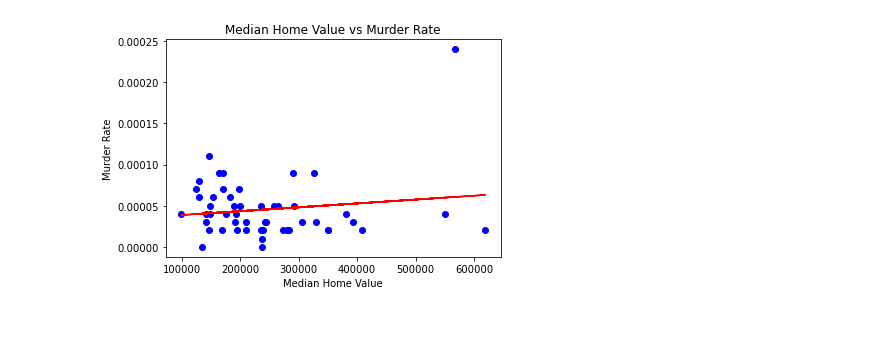
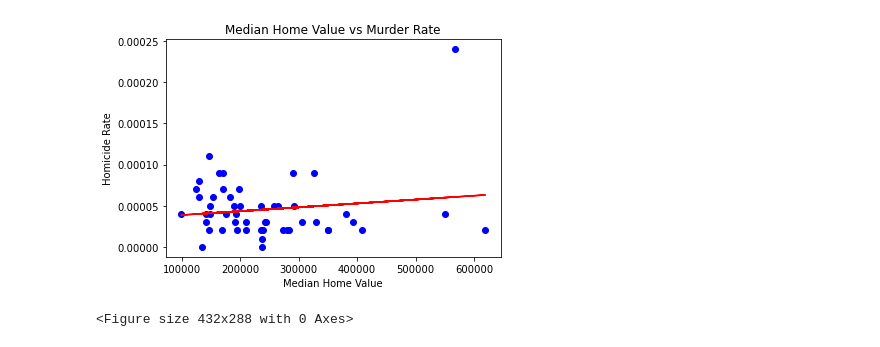
Before and after one commit to akarpie96/CrimeStats, a Jupyter notebook: clean_data_scatterplots.ipynb, the cells around one changed output. Cells and saved outputs as stored; diff of their text form; code cells hidden in the pictures.

```diff
--- a/clean_data_scatterplots.ipynb
+++ b/clean_data_scatterplots.ipynb
@@ -14,10 +14,12 @@ import scipy.stats as st
 data = pd.read_csv('Clean_Data_Output/Clean_Data_Final.csv')
 home_values = pd.read_csv('Resources/median_house_value.csv')
 income = pd.read_csv('Clean_Data_Output/Data.csv')
+poverty = pd.read_csv('Resources/PovertyReport.csv')
 
 # merge csv files
 property_df = pd.merge(data, home_values, on='State', how='outer')
 property_df = pd.merge(property_df, income, on='State', how='outer')
+property_df = pd.merge(property_df, poverty, on='State', how='outer')
 
 # check the file has been read in
 property_df.head()
@@ -31,14 +33,16 @@ property_df.head()
 # %%
 # clean dataframe with only the relevant data
-data_df = property_df[['State', '2019 Population_x', 'Median Income (2019)', 'Median Home Value','Unemployment Rate',
-                        'Total Murders (2019)_x', 'Murders Per Capita/Homicide Rate']]
+data_df = property_df[['State', '2019 Population_x', 'Median Income (2019)', 'Median Home Value','Unemployment Rate', 'Poverty Rate',
+                        'Total Murders (2019)_y', 'Murders Per Capita/Homicide Rate']]
 
 data_df = data_df.rename(columns={'2019 Population_x':'Total Population', 'Median Income (2019)':'Median Income',
-                                 'Total Murders (2019)_x':'Total Murders', 'Murders Per Capita/Homicide Rate':'Homicide Rate'})
-# check dataframe for any errors
-data_df.head()
+                                 'Total Murders (2019)_y':'Total Murders', 'Murders Per Capita/Homicide Rate':'Homicide Rate'})
+# drop na
+data_df = data_df.dropna(how='any')
 
+# sort by highest homicide rate descending
 data_df = data_df.sort_values(by='Homicide Rate', ascending=False)
 
+# check for errors
 data_df.head()
 # %% [output]
@@ -80,5 +85,5 @@ The r-squared is: 0.0023795858008970215
 # %%
-# create scatter plot for median home value and total murders
+# create scatter plot for median home value and homicide rate
 
 # plot lineregress
 x_values = data_df['Median Home Value']
@@ -90,7 +95,7 @@ plt.scatter(x_values,y_values, color='blue')
 plt.plot(x_values,regress_values,"r-")
 #plt.annotate(line_eq,(500000,1300),fontsize=15,color="red")
 plt.xlabel('Median Home Value')
-plt.ylabel('Homicide Rate %')
+plt.ylabel('Homicide Rate')
 plt.title('Median Home Value vs Murder Rate')
 
 # print r-valaue and correlation
@@ -103,6 +108,6 @@ print(f"The r-squared is: {rvalue**2}")
 plt.show()
 
 # save fig as output
-#plt.savefig('Image Output/home_value_cd')
+plt.savefig('Image Output/home_value_cd')
 # %% [output]
 The correlation coefficient between the two factors is 0.143
@@ -110 +115,2 @@ The r-squared is: 0.02043860266492385
-[figure, old version]
+[figure, new version]
+<Figure size 432x288 with 0 Axes>
```
Also changed, not shown: parts of 12 cells of this notebook, 13 other files.
